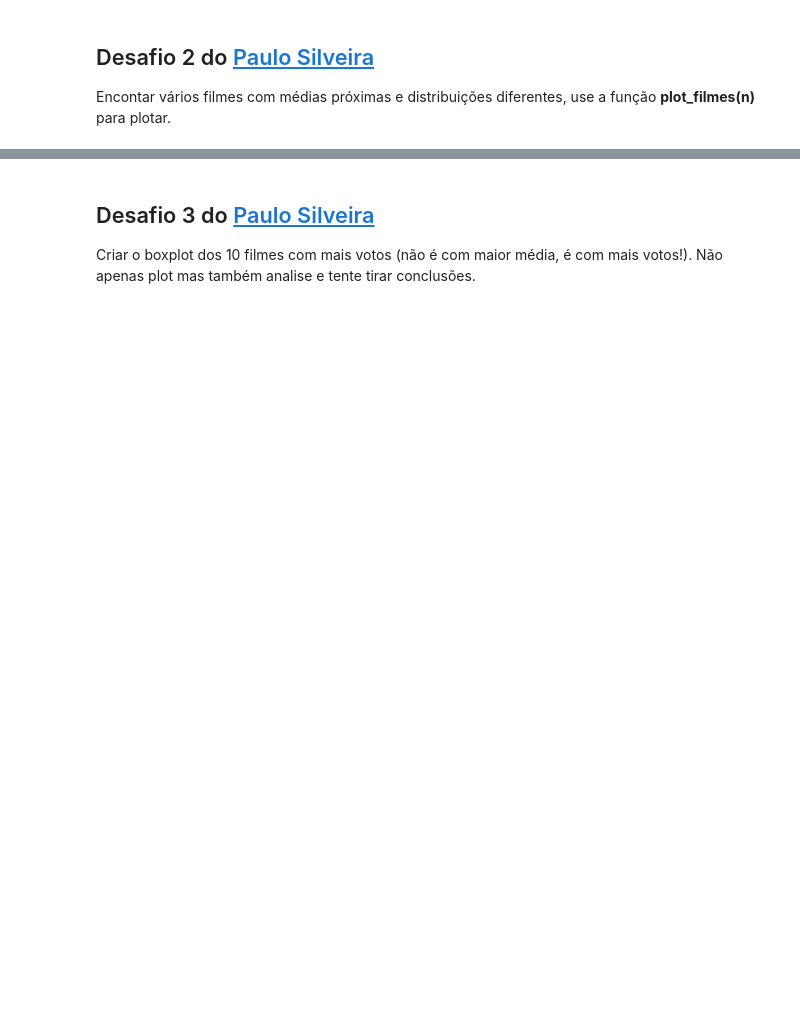
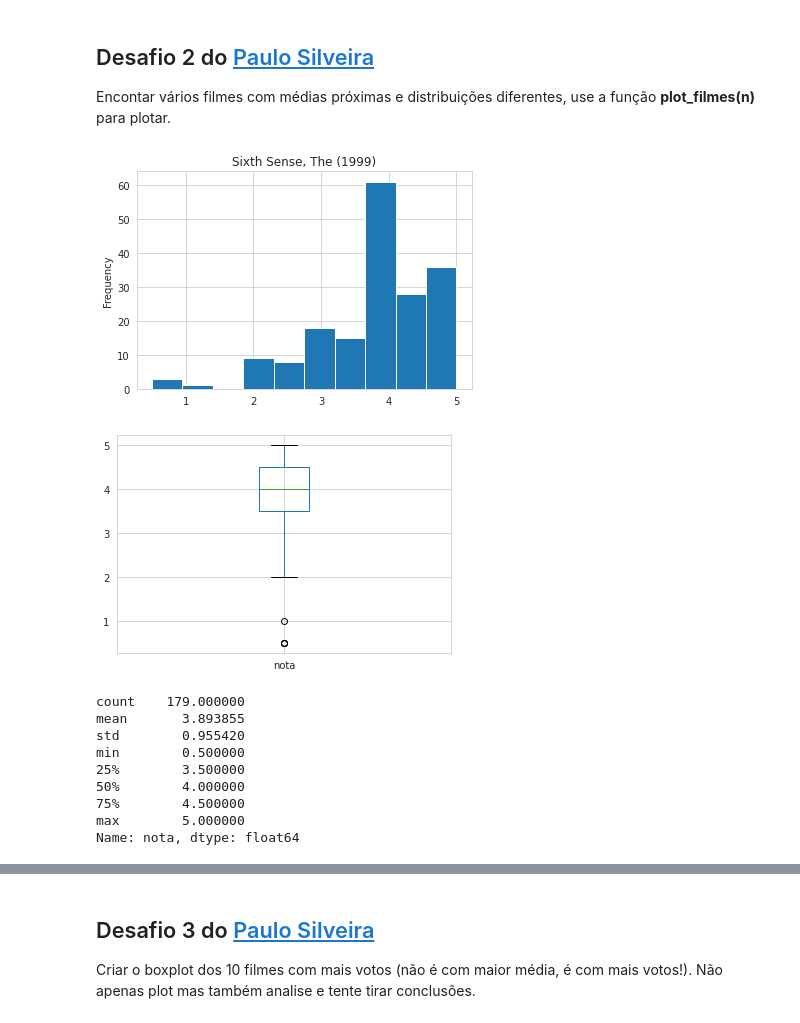
Before and after one commit to f-marcondes/QuarentenaDados, a Jupyter notebook: QuarentenaDados_Filmes.ipynb, the cells around one changed output, grey strips where cells are left out. Drawn from its saved outputs; the diff is of its cells as text; code cells hidden in the pictures; blank space fills up the shorter version.

```diff
--- a/QuarentenaDados_Filmes.ipynb
+++ b/QuarentenaDados_Filmes.ipynb
@@ -922,3 +923,28 @@ plt.show()
 ## Desafio 2 do [Paulo Silveira](https://twitter.com/paulo_caelum)
 
 Encontar vários filmes com médias próximas e distribuições diferentes, use a função **plot_filmes(n)** para plotar.
+# %%
+def plot_filme(n):
+  notas_do_filme = avaliacoes.query(f"filmeId=={n}")["nota"]
+  notas_do_filme.plot(kind='hist')
+  titulo = filmes.query(f"filmeId=={n}").iloc[0]["titulo"]
+  plt.title(titulo)
+  plt.show()
+  print('\n')
+  notas_do_filme.plot.box()
+  plt.show()
+  return notas_do_filme.describe()
+# %%
+plot_filme(2762)
+# %% [output]
+[figure, added]
+[figure, added]
+count    179.000000
+mean       3.893855
+std        0.955420
+min        0.500000
+25%        3.500000
+50%        4.000000
+75%        4.500000
+max        5.000000
+Name: nota, dtype: float64
```
Also changed, not shown: parts of 27 cells of this notebook.
